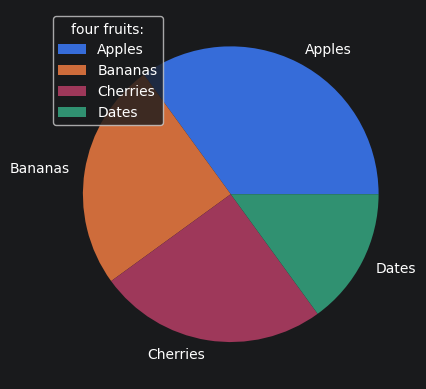
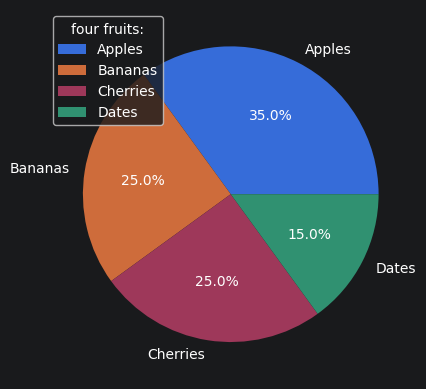
Unified diff of the notebook cell whose output changed from the first chart to the second:
--- before
+++ after
@@ -2,5 +2,5 @@
 y = np.array([35, 25, 25, 15])
 labels = np.array(["Apples", "Bananas", "Cherries", "Dates"])
-plt.pie(y, labels=labels)
+plt.pie(y, labels=labels, autopct="%1.1f%%")
 plt.legend(loc="upper left", title="four fruits:")
 plt.show()

Commit: Scipy Optimizers and Spatial Data